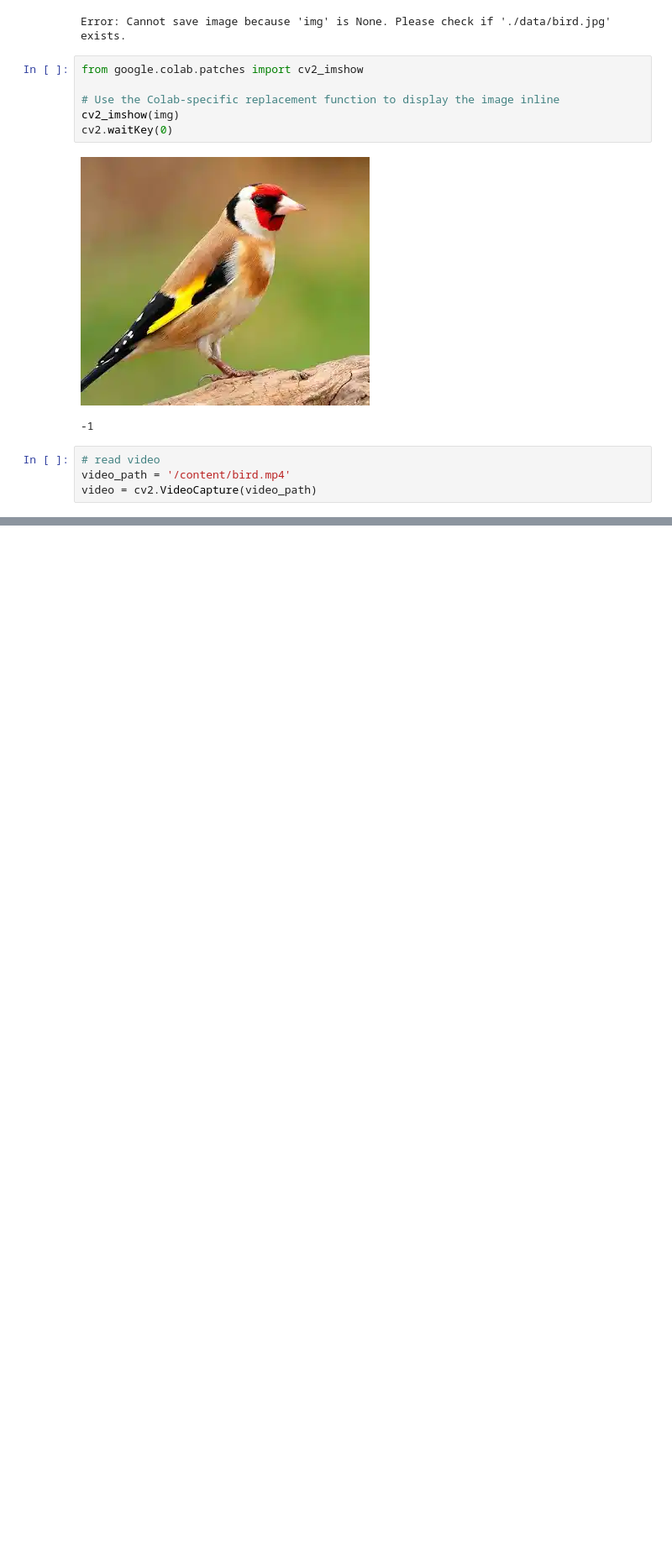
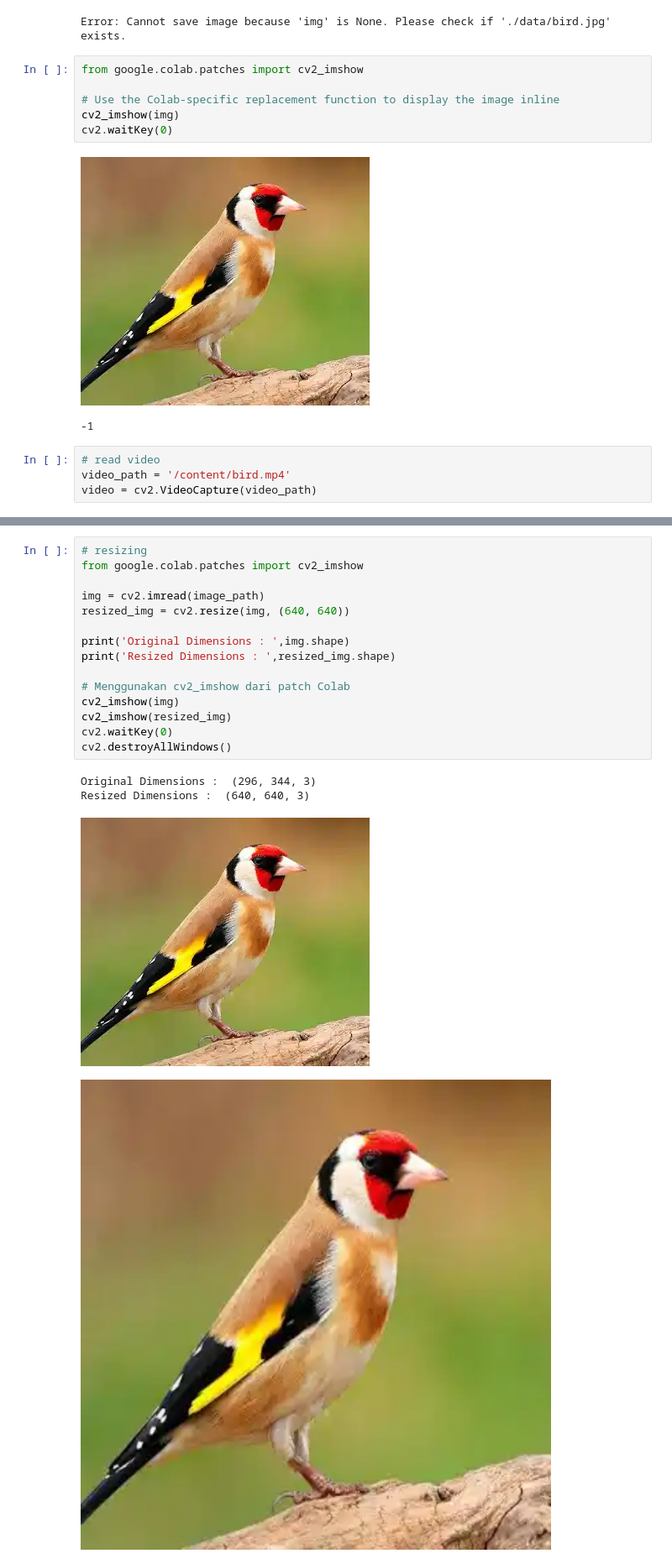
Before and after one commit to alyacipta/My-AI-Labs, a Jupyter notebook: Computer-Vision/OpenCV.ipynb, the cells around one changed output, grey strips where cells are left out. Shown at 84% size. Drawn from its saved outputs; the diff is of its cells as text; blank space fills up the shorter version.

```diff
--- a/Computer-Vision/OpenCV.ipynb
+++ b/Computer-Vision/OpenCV.ipynb
@@ -38,0 +136,20 @@ while ret:
+# %%
+# resizing
+from google.colab.patches import cv2_imshow
+
+img = cv2.imread(image_path)
+resized_img = cv2.resize(img, (640, 640))
+
+print('Original Dimensions : ',img.shape)
+print('Resized Dimensions : ',resized_img.shape)
+
+# Menggunakan cv2_imshow dari patch Colab
+cv2_imshow(img)
+cv2_imshow(resized_img)
+cv2.waitKey(0)
+cv2.destroyAllWindows()
+# %% [output]
+Original Dimensions :  (296, 344, 3)
+Resized Dimensions :  (640, 640, 3)
+[figure, added]
+[figure, added]
```
Also changed, not shown: parts of 9 cells of this notebook.
